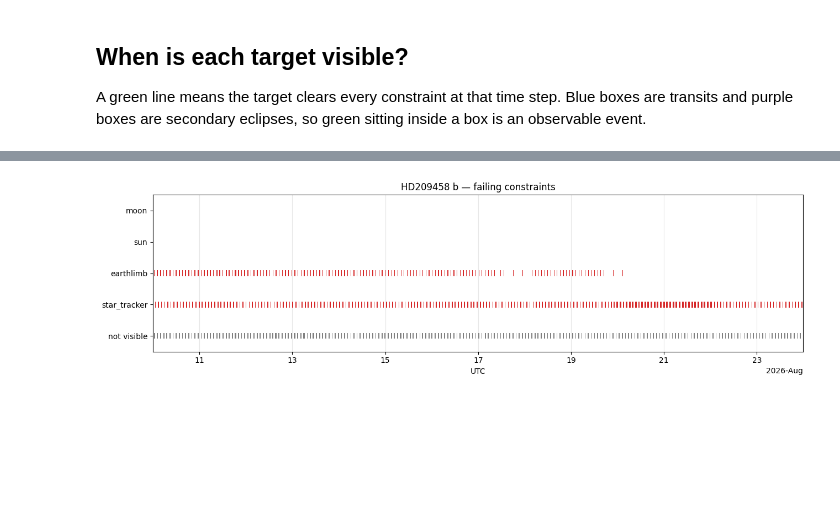
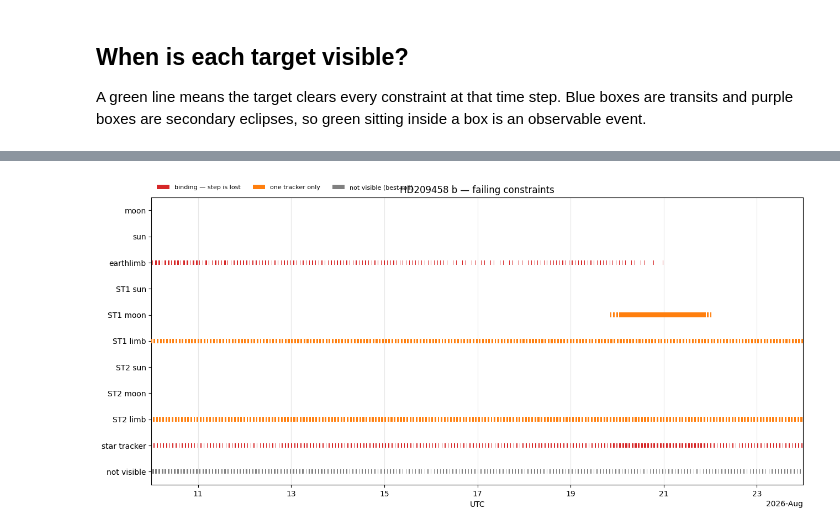
Before and after one commit to PandoraMission/pandora-visibility, a Jupyter notebook: docs/target_visibility.ipynb, the cells around one changed output, grey strips where cells are left out. Cells and saved outputs as stored; diff of their text form; code cells hidden in the pictures; blank space fills up the shorter version.

Commit message:
Adds ability to see which star trackers are failing what constraints

```diff
--- a/docs/target_visibility.ipynb
+++ b/docs/target_visibility.ipynb
@@ -180,6 +180,7 @@ else:
     print("\nNo roll angle selected (no star tracker constraints active).")
 
 # Transit and secondary eclipse coverage
+print_event_details = False
 if any(result["events"] for result in results.values()):
     print("\nTransit and secondary eclipse coverage")
     for label, result in results.items():
@@ -195,13 +196,14 @@ if any(result["events"] for result in results.values()):
                 f"{100 * stats['visible_fraction']:.1f}% of {kind} time visible, "
                 f"{fully} fully observable"
             )
-            for event, fraction in zip(events, stats["fractions"]):
-                edge = "*" if event["clipped"] else " "
-                print(
-                    f"      {event['mid'].iso[:16]} UTC{edge} "
-                    f"{event['start'].iso[11:16]}-{event['stop'].iso[11:16]}  "
-                    f"{100 * fraction:5.1f}% visible"
-                )
+            if print_event_details:
+                for event, fraction in zip(events, stats["fractions"]):
+                    edge = "*" if event["clipped"] else " "
+                    print(
+                        f"      {event['mid'].iso[:16]} UTC{edge} "
+                        f"{event['start'].iso[11:16]}-{event['stop'].iso[11:16]}  "
+                        f"{100 * fraction:5.1f}% visible"
+                    )
 # %% [output]
 Target                        Visible    Duty  Windows   Longest
 ----------------------------------------------------------------
@@ -277,40 +287,85 @@ A step can therefore be marked not visible while every row here passes — the
 orbit's fixed roll failed a tracker even though a per-step attitude would not
 have.  The printout counts those.
 # %%
+# Red marks a binding constraint: it failing is enough to lose the step.
+# Amber marks one tracker failing one keep-out, which is only binding when
+# no other tracker covers it — with st_required=1 the binding row is the
+# combined "star tracker" one underneath.
+BINDING_COLOR = "tab:red"
+TRACKER_COLOR = "tab:orange"
+
 for label, result in results.items():
     constraints = visibility.get_all_constraints(result["coord"], times)
-    failures = {
-        name: ~np.asarray(passed) for name, passed in constraints.items()
-    }
+    breakdown = visibility.get_star_tracker_breakdown(result["coord"], times)
     not_visible = ~result["visible"]
 
+    # Binding rows: the boresight bodies, plus the combined star tracker
+    # verdict when trackers are active.
+    binding = {
+        name.replace("_", " "): ~np.asarray(passed)
+        for name, passed in constraints.items()
+    }
+    # Per-tracker detail: one row per active check per tracker.  Shares
+    # its geometry with the combined verdict above, so the rows always
+    # add up.
+    detail = {
+        name: ~np.asarray(ok)
+        for name, ok in breakdown["passed"].items()
+        if name not in ("ST1", "ST2", "combined")
+    }
+
+    # "not visible" is explained by the binding rows only.
     explained = np.zeros_like(not_visible)
-    for fail_mask in failures.values():
+    for fail_mask in binding.values():
         explained |= fail_mask
     unexplained = int(np.sum(not_visible & ~explained))
 
-    rows = list(failures) + ["not visible"]
+    boresight = [n for n in binding if n != "star tracker"]
+    st_rows = ["star tracker"] if "star tracker" in binding else []
+    rows = boresight + list(detail) + st_rows + ["not visible"]
+
     fig, ax = plt.subplots(figsize=(13, 0.4 * len(rows) + 1.8))
-    for row, name in enumerate(failures):
-        draw_row(
-            ax, row,
-            mask_segments(times, failures[name], time_step_minutes),
-            "tab:red",
-        )
-    draw_row(
-        ax, len(rows) - 1,
-        mask_segments(times, not_visible, time_step_minutes),
-        "0.5",
-    )
+    for row, name in enumerate(rows):
+        if name == "not visible":
+            mask, color = not_visible, "0.5"
+        elif name in detail:
+            mask, color = detail[name], TRACKER_COLOR
+        else:
+            mask, color = binding[name], BINDING_COLOR
+        draw_row(ax, row, mask_segments(times, mask, time_step_minutes), color)
 
     label_rows(ax, rows)
     format_date_axis(ax, times)
     ax.set_title(f"{label} — failing constraints")
+    if detail:
+        handles = [
+            Patch(facecolor=BINDING_COLOR, label="binding — step is lost"),
+            Patch(facecolor=TRACKER_COLOR, label="one tracker only"),
+            Patch(facecolor="0.5", label="not visible (best-roll)"),
+        ]
+        ax.legend(handles=handles, loc="lower left", bbox_to_anchor=(0.0, 1.005),
+                  ncols=len(handles), fontsize=8, frameon=False)
     plt.tight_layout()
 
     print(f"{label}: not visible at {int(not_visible.sum())} of {len(times)} steps")
-    for name, fail_mask in failures.items():
-        print(f"    {name:<12} fails at {int(fail_mask.sum()):>5} steps")
+    for name in boresight:
+        print(f"    {name:<14} fails at {int(binding[name].sum()):>5} steps")
+
+    if detail:
+        need = "both trackers" if visibility.st_required == 2 else "either tracker"
+        print(f"    {'star tracker':<14} fails at "
+              f"{int(binding['star tracker'].sum()):>5} steps  (needs {need})")
+        for tracker in (1, 2):
+            overall = ~np.asarray(breakdown["passed"][f"ST{tracker}"])
+            print(f"      ST{tracker}{'':<11} fails at {int(overall.sum()):>5} steps")
+            for name, mask in detail.items():
+                if not name.startswith(f"ST{tracker} "):
+                    continue
+                check = name.split(" ", 1)[1]
+                limit = breakdown["limits"][name]
+                print(f"        {check:<10} < {limit.value:.0f} deg at "
+                      f"{int(mask.sum()):>5} steps")
+
     if unexplained:
         print(f"    {unexplained} not-visible steps not explained by the above")
 # %% [output]
@@ -334 +389 @@ KELT-9 b: not visible at 1200 of 2016 steps
-[figure, old version]
+[figure, new version]
```
Also changed, not shown: parts of 5 cells of this notebook, 2 other files.
